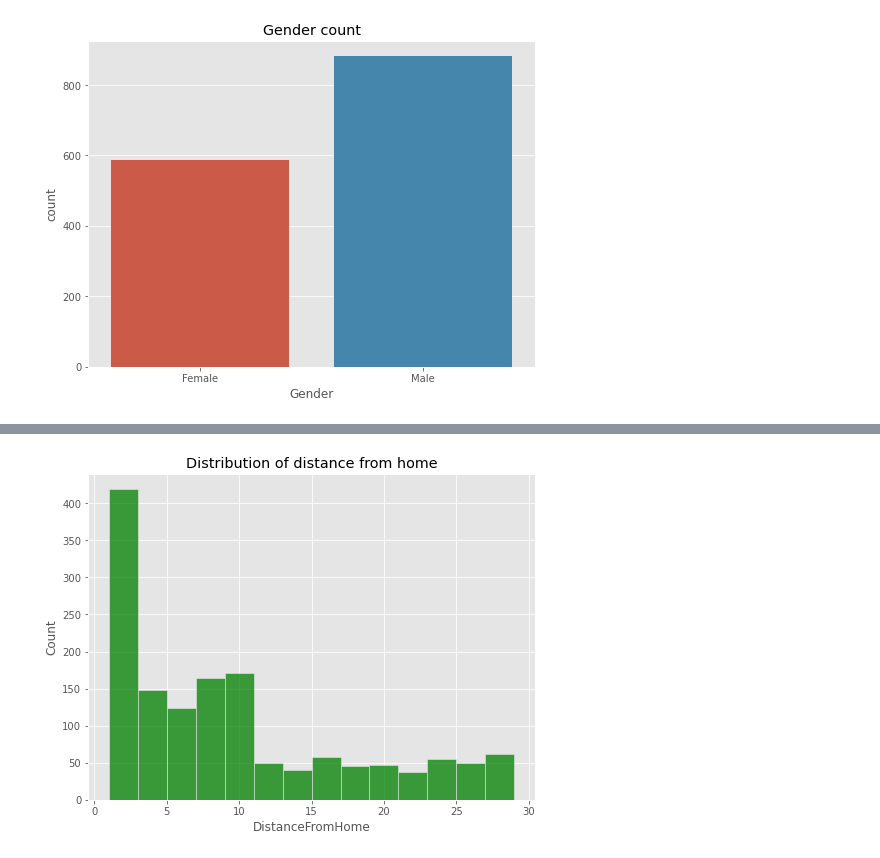
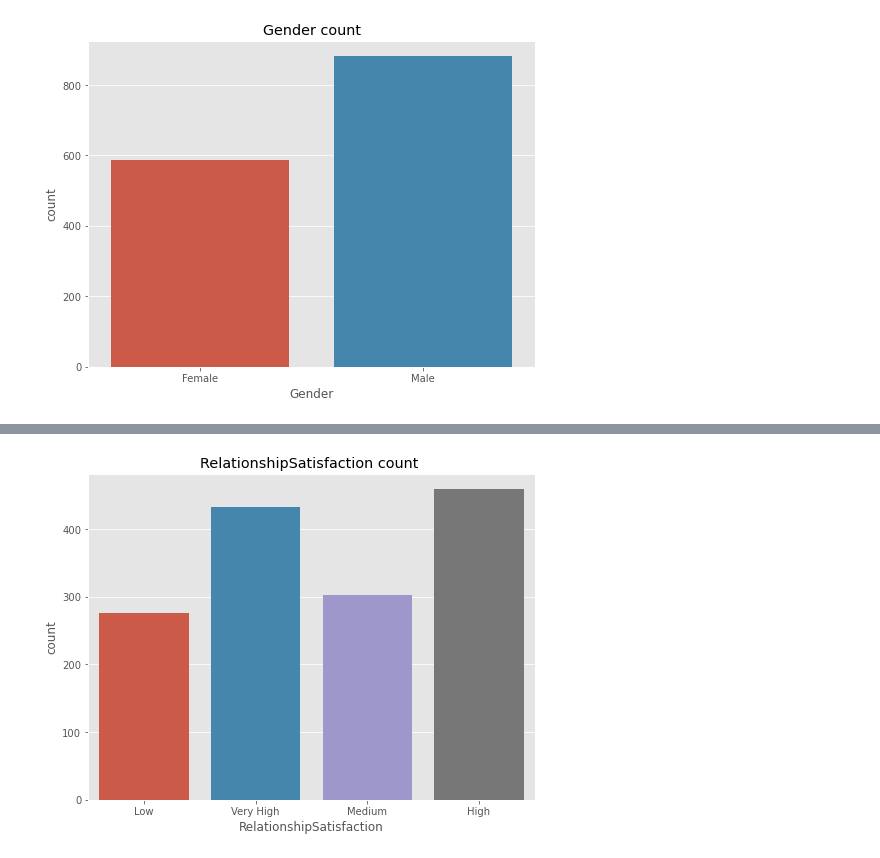
Before and after one commit to franciskyalo/employee_attrition, a Jupyter notebook: employee_attrition.ipynb, the cells around one changed output, grey strips where cells are left out. Saved outputs shown, nothing was run; the diff lists cells and outputs as text; code cells hidden in the pictures.

```diff
--- a/employee_attrition.ipynb
+++ b/employee_attrition.ipynb
@@ -234,0 +224,2 @@ Index(['Age', 'DailyRate', 'DistanceFromHome', 'Education', 'EmployeeCount',
+# %%
+data[columns_to_remove] = data[columns_to_remove].astype(str)
@@ -260,0 +278,5 @@ plt.show()
+# %%
+# making a copy of the data to be used for analysis
+
+
+data_copy = data.copy()
@@ -261 +338,11 @@ plt.show()
+# %%
+# map each column to its specific mapping
+
+data_copy['Education'] = data_copy['Education'].map(education_mapping)
+data_copy['EnvironmentSatisfaction'] = data_copy['EnvironmentSatisfaction'].map(environment_satisfaction_mapping)
+data_copy['JobInvolvement'] = data_copy['JobInvolvement'].map(job_involvement_mapping)
+data_copy['JobSatisfaction'] = data_copy['JobSatisfaction'].map(job_satisfaction_mapping)
+data_copy['PerformanceRating'] = data_copy['PerformanceRating'].map(performance_rating_mapping)
+data_copy['RelationshipSatisfaction'] = data_copy['RelationshipSatisfaction'].map(relationship_satisfaction_mapping)
+data_copy['WorkLifeBalance'] = data_copy['WorkLifeBalance'].map(work_life_balance_mapping)
 # %%
@@ -269,8 +384,9 @@ plt.show()
 # %%
-# distribution of distance from home
+### RelationshipSatisfaction
+
 plt.figure(figsize=(8, 6))
-sns.histplot(x="DistanceFromHome",color='green', data = data)
-plt.title('Distribution of distance from home')
+sns.countplot(x="RelationshipSatisfaction", data=data_copy)
+plt.title('RelationshipSatisfaction count ')
 plt.show()
 # %% [output]
-[figure, old version]
+[figure, new version]
```
Also changed, not shown: parts of 36 cells of this notebook.
